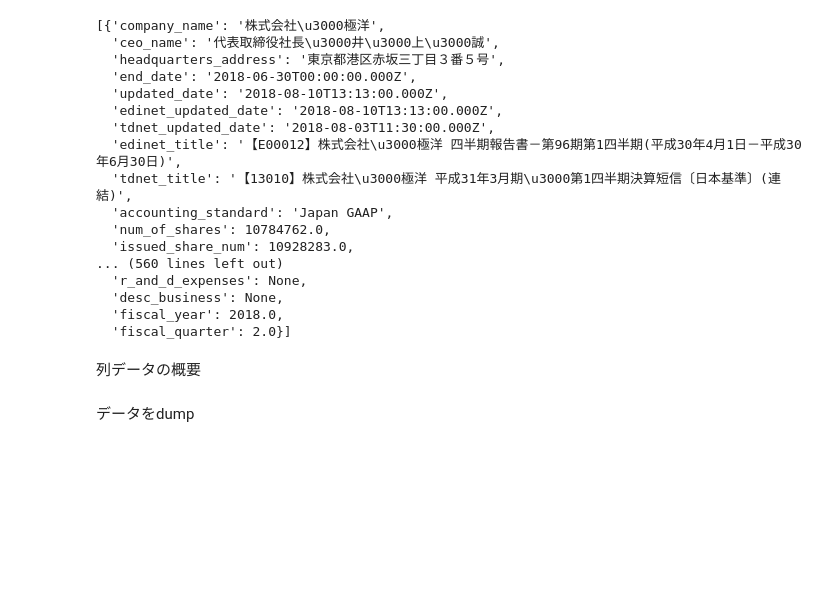
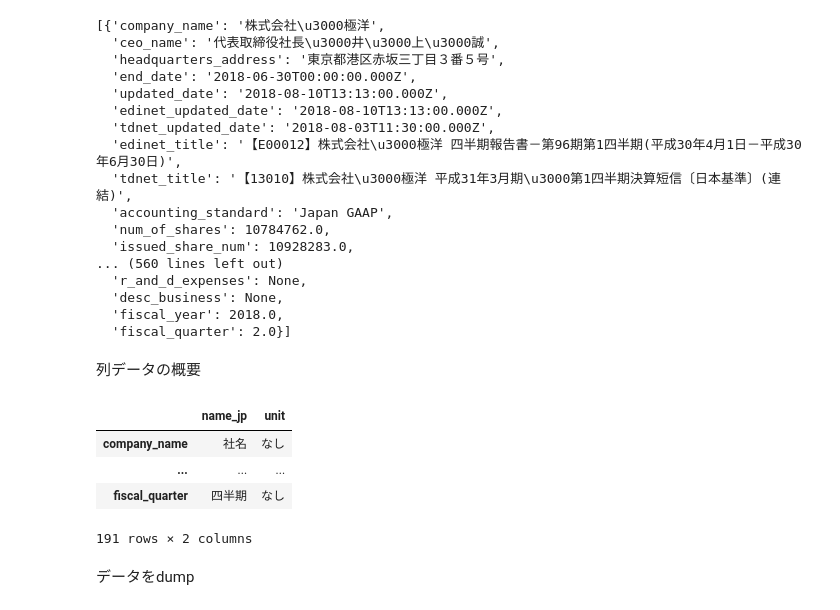
Before and after one commit to drillan/bizpy, a Jupyter notebook: 20201111/financial_data.ipynb, the cells around one changed output. Drawn from its saved outputs; the diff is of its cells as text; code cells hidden in the pictures; blank space fills up the shorter version.

```diff
--- a/20201111/financial_data.ipynb
+++ b/20201111/financial_data.ipynb
@@ -147,9 +173,16 @@ data["1301"]
 # %%
 import pandas as pd
 
 df = pd.DataFrame.from_dict(data["column_description"]).T
 display_rows = pd.get_option("display.max_rows")  # pandasで表示する行数
 pd.set_option("display.max_rows", len(df.T))
+df
+# %% [output]
+|  | name_jp | unit |
+| company_name | 社名 | なし |
+| ... | ... | ... |
+| fiscal_quarter | 四半期 | なし |
+191 rows × 2 columns
 # %%
 pd.set_option("display.max_rows", display_rows)
 # %% [markdown]
```
Also changed, not shown: parts of 1 cell of this notebook, 2 other files.
